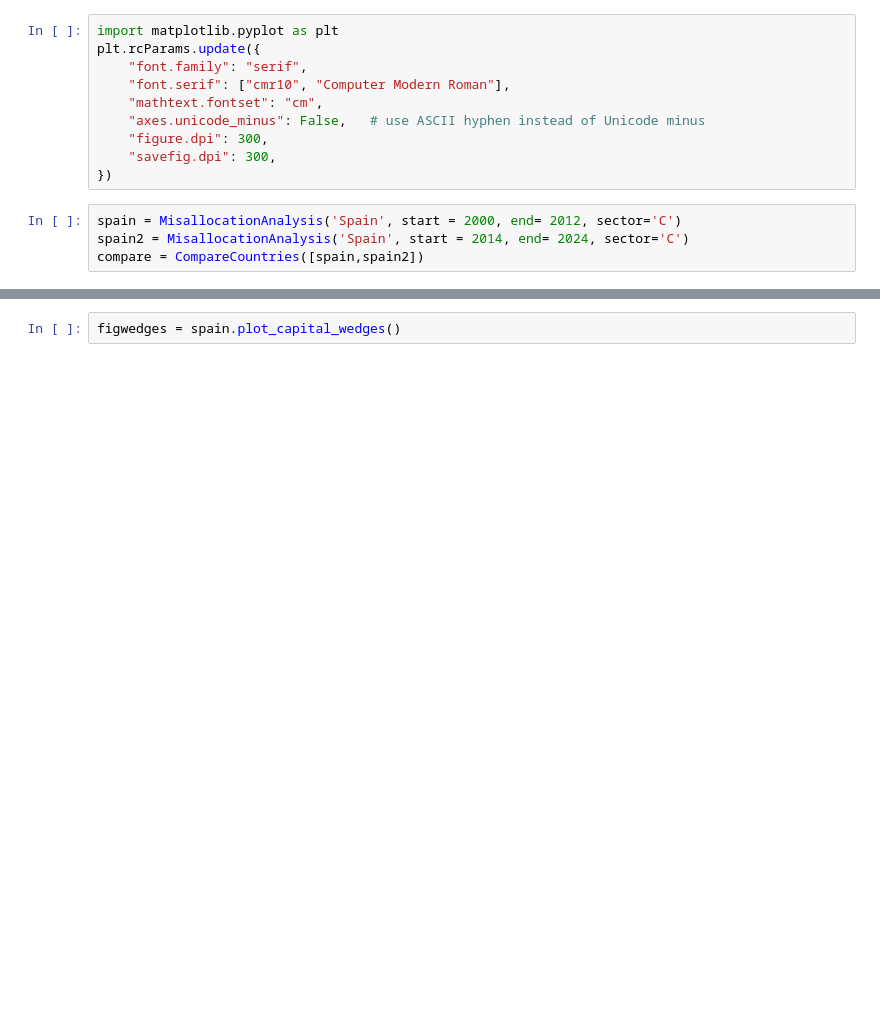
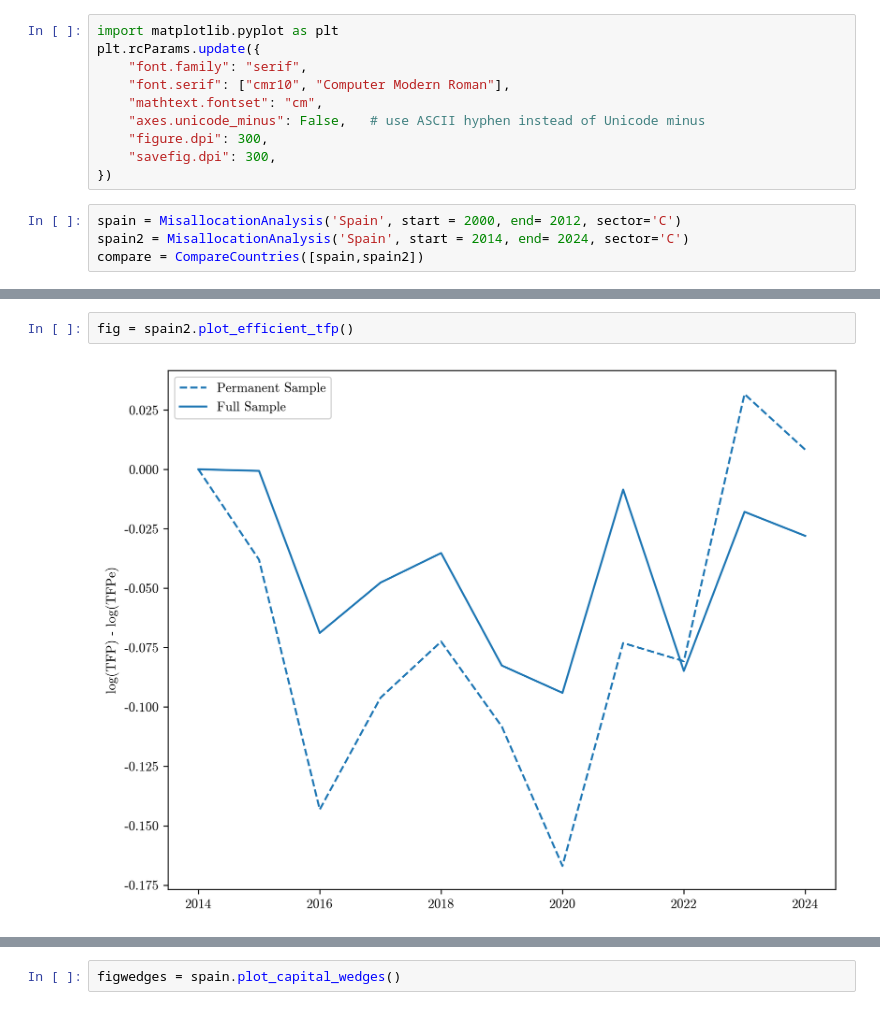
Before and after one commit to CurdinLieberherr/Master-Thesis, a Jupyter notebook: remodel_gopinath.ipynb, the cells around one changed output, grey strips where cells are left out. Cells and saved outputs as stored; diff of their text form; blank space fills up the shorter version.

```diff
--- a/remodel_gopinath.ipynb
+++ b/remodel_gopinath.ipynb
@@ -17,0 +22,4 @@ compare = CompareCountries([spain,spain2])
+# %%
+fig = spain2.plot_efficient_tfp()
+# %% [output]
+[figure, added]
```
Also changed, not shown: parts of 7 cells of this notebook, 3 other files.
